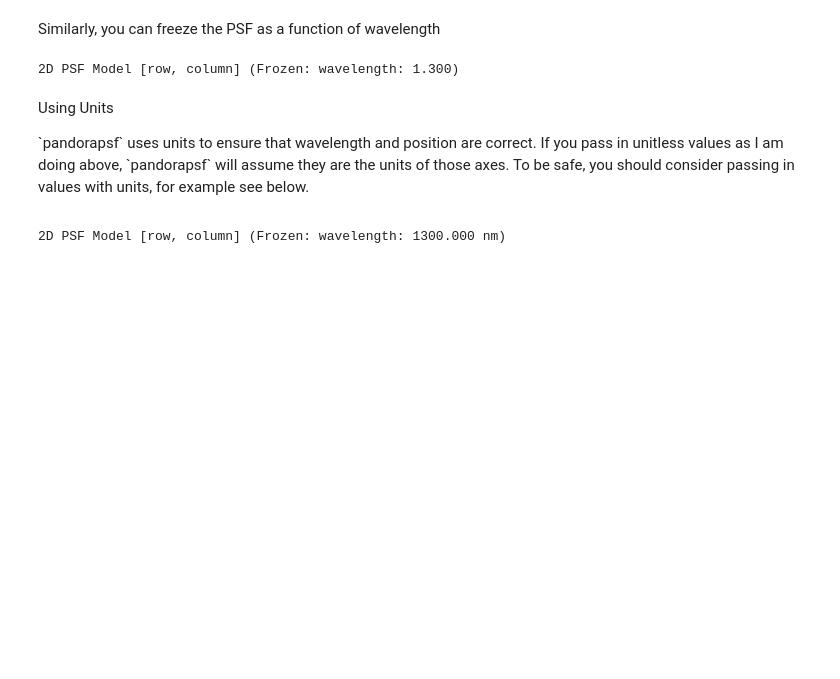
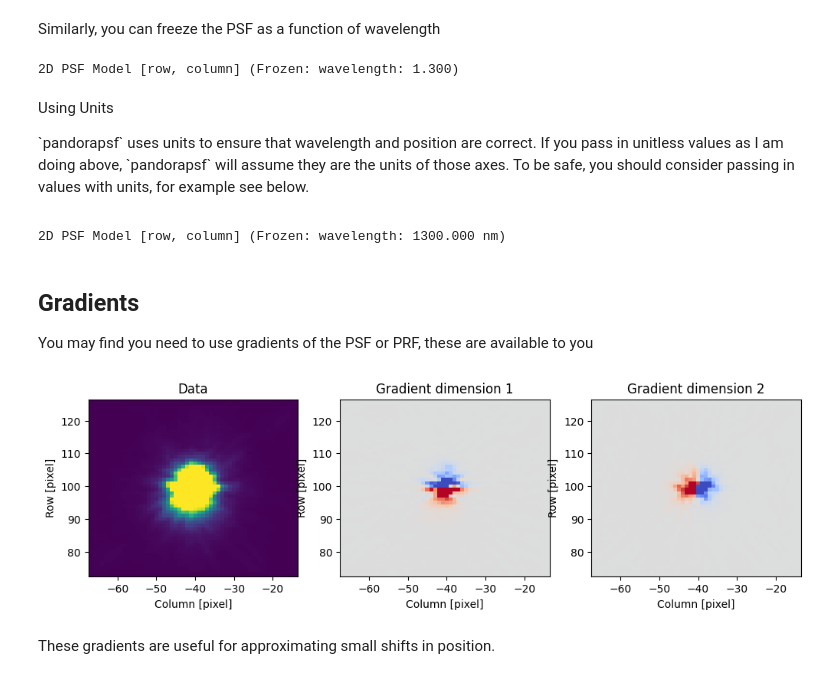
Before and after one commit to PandoraMission/pandora-psf, a Jupyter notebook: docs/example-psf.ipynb, the cells around one changed output. Cells and saved outputs as stored; diff of their text form; code cells hidden in the pictures; blank space fills up the shorter version.

```diff
--- a/docs/example-psf.ipynb
+++ b/docs/example-psf.ipynb
@@ -211,3 +208,21 @@ p = PSF.from_name("NIRDA").freeze_dimension(wavelength=1300*u.nm)
 p
 # %% [output]
 2D PSF Model [row, column] (Frozen: wavelength: 1300.000 nm)
+# %% [markdown]
+## Gradients
+
+You may find you need to use gradients of the PSF or PRF, these are available to you
+# %%
+r, c, ar, dar1, dar2 = p.prf(row=100, column=-40, gradients=True)
+# %%
+fig, ax = plt.subplots(1, 3, figsize=(12, 3))
+ax[0].pcolormesh(c, r, ar, vmin=0, vmax=0.001)
+ax[1].pcolormesh(c, r, dar1, vmin=-0.001, vmax=0.001, cmap='coolwarm')
+ax[2].pcolormesh(c, r, dar2, vmin=-0.001, vmax=0.001, cmap='coolwarm')
+ax[0].set(xlabel='Column [pixel]', ylabel='Row [pixel]', title='Data')
+ax[1].set(xlabel='Column [pixel]', ylabel='Row [pixel]', title='Gradient dimension 1')
+ax[2].set(xlabel='Column [pixel]', ylabel='Row [pixel]', title='Gradient dimension 2');
+# %% [output]
+[figure, added]
+# %% [markdown]
+These gradients are useful for approximating small shifts in position.
```
Also changed, not shown: parts of 2 cells of this notebook, 2 other files.
